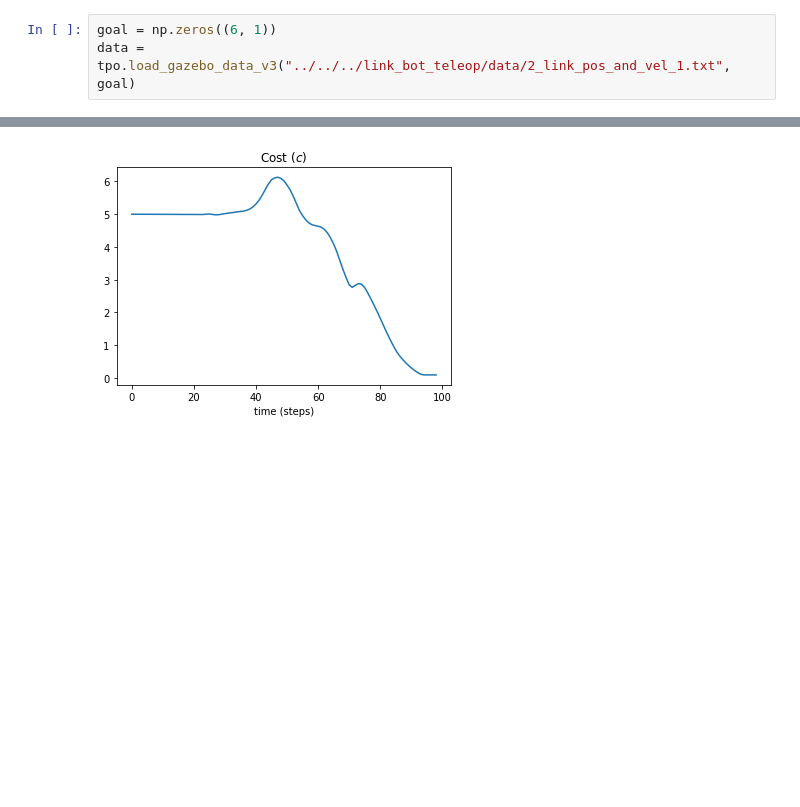
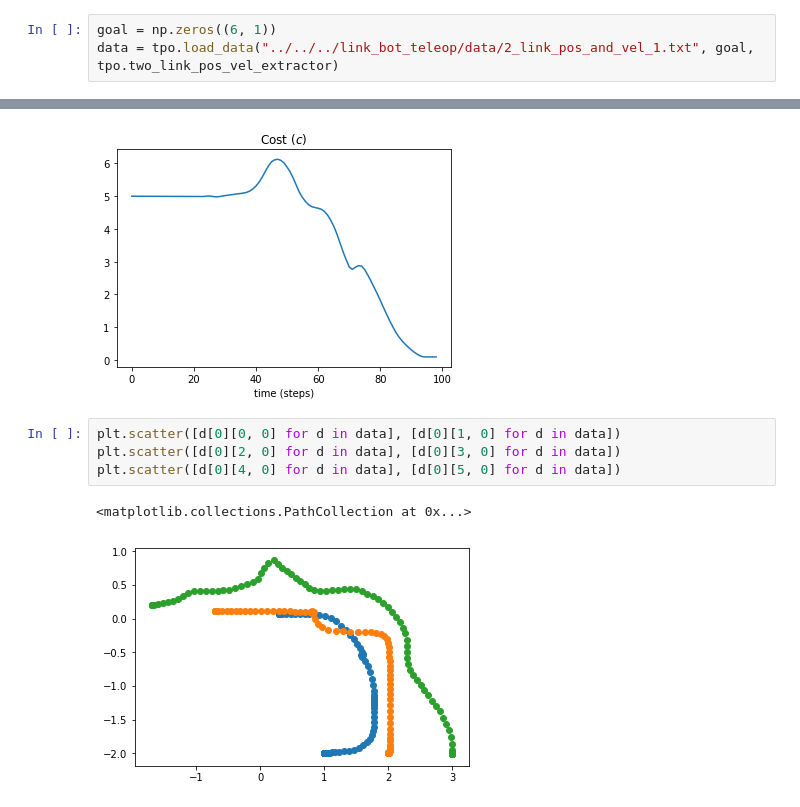
Before and after one commit to UM-ARM-Lab/unreliable-deform-manipulation, a Jupyter notebook: link_bot_notebooks/src/link_bot_notebooks/Static Link Bot.ipynb, the cells around one changed output, grey strips where cells are left out. Cells and saved outputs as stored; diff of their text form; blank space fills up the shorter version.

```diff
--- a/link_bot_notebooks/src/link_bot_notebooks/Static Link Bot.ipynb
+++ b/link_bot_notebooks/src/link_bot_notebooks/Static Link Bot.ipynb
@@ -15,7 +15,7 @@ np.random.seed(0)
 importing Jupyter notebook from /home/pmitrano/catkin_ws/src/link_bot/link_bot_notebooks/src/link_bot_notebooks/toy_problem_optimization_common.ipynb
 # %%
 goal = np.zeros((6, 1))
-data = tpo.load_gazebo_data_v3("../../../link_bot_teleop/data/2_link_pos_and_vel_1.txt", goal)
+data = tpo.load_data("../../../link_bot_teleop/data/2_link_pos_and_vel_1.txt", goal, tpo.two_link_pos_vel_extractor)
 # %%
 tpo.plot_gz_data_v2(plt, data)
 # %% [output]
@@ -23,3 +23,10 @@ tpo.plot_gz_data_v2(plt, data)
 [figure]
 [figure]
 [figure]
+# %%
+plt.scatter([d[0][0, 0] for d in data], [d[0][1, 0] for d in data])
+plt.scatter([d[0][2, 0] for d in data], [d[0][3, 0] for d in data])
+plt.scatter([d[0][4, 0] for d in data], [d[0][5, 0] for d in data])
+# %% [output]
+<matplotlib.collections.PathCollection at 0x...>
+[figure, added]
```
Also changed, not shown: parts of 1 cell of this notebook, 4 other files.
